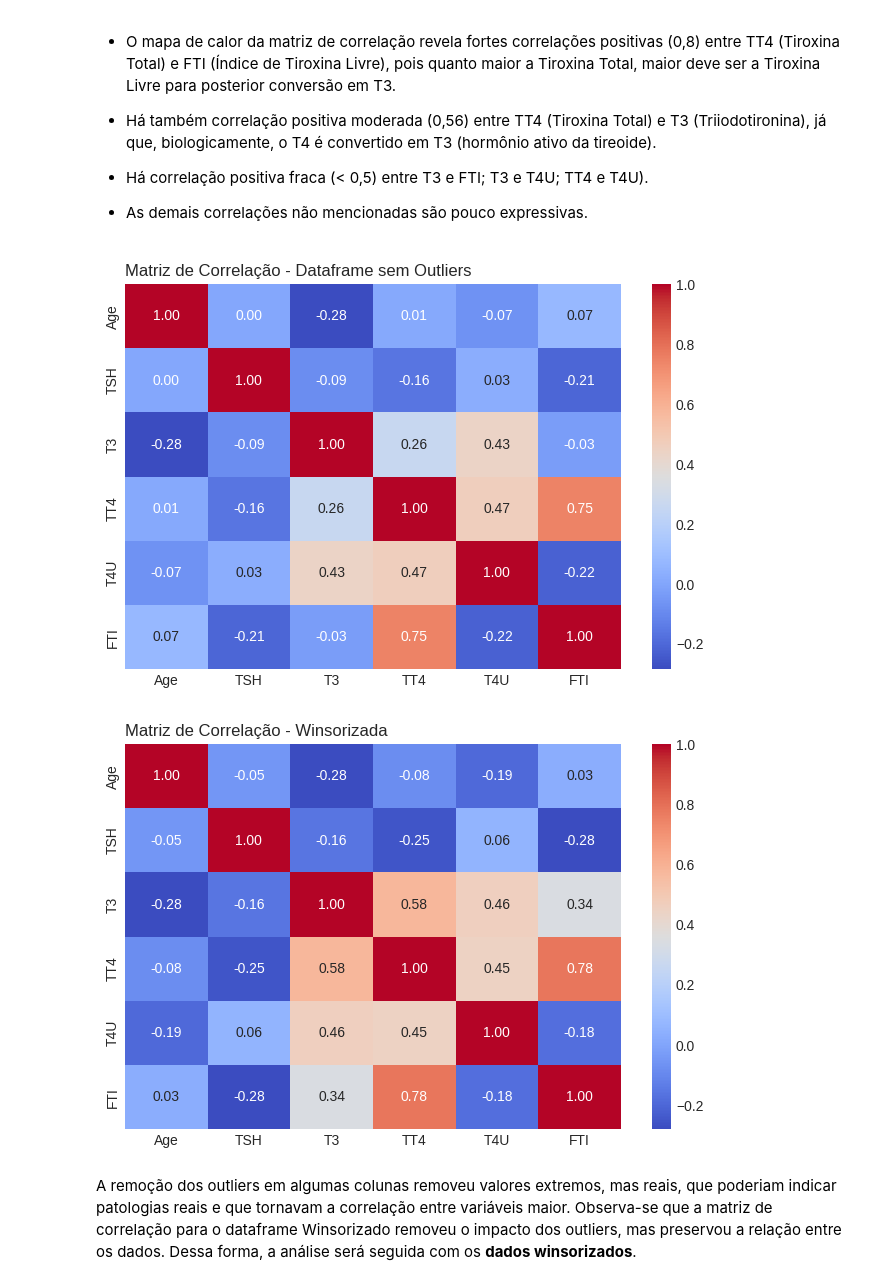
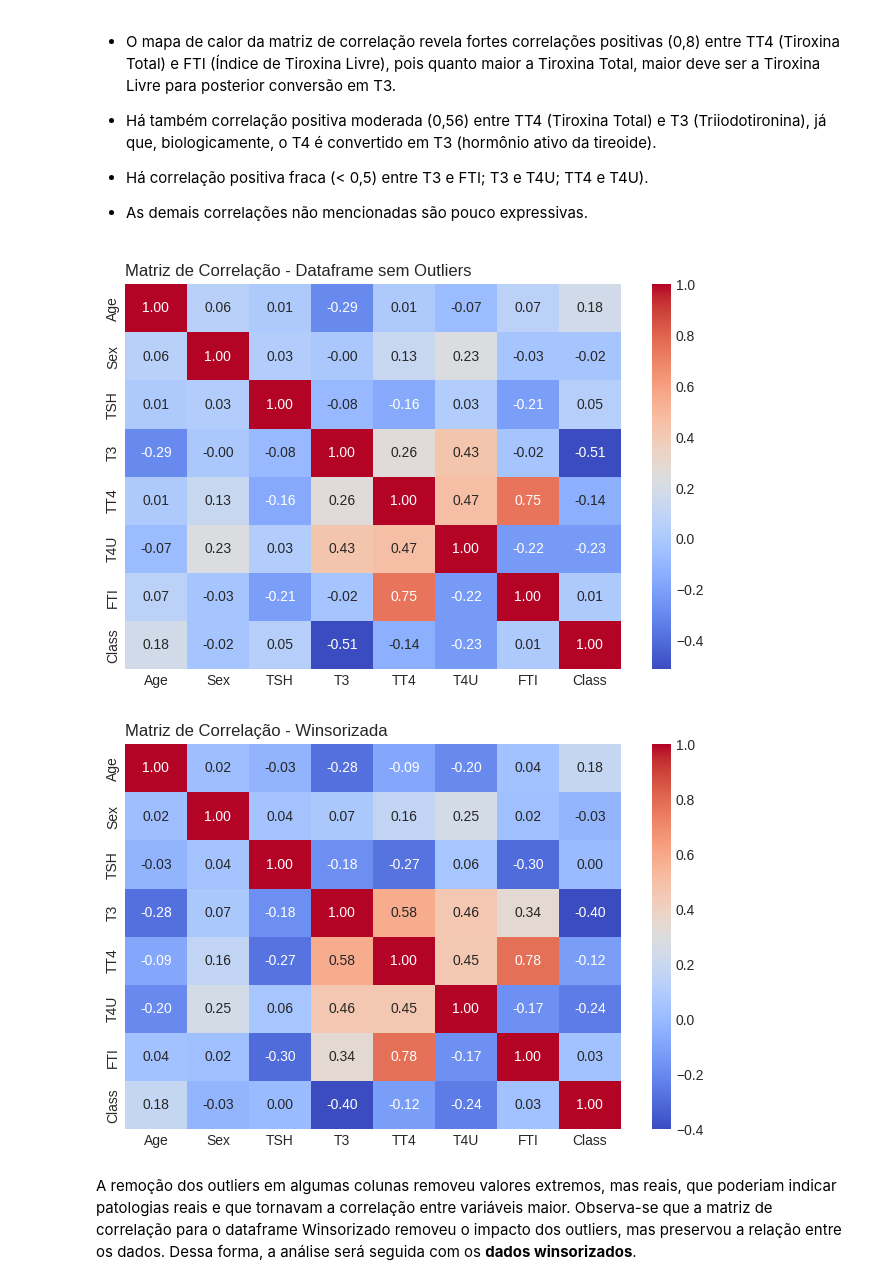
Before and after one commit to leticiasbm/DSAnalytics, a Jupyter notebook: MVP_Letícia_Santos_Batista_de_Melo.ipynb, the cells around one changed output. Drawn from its saved outputs; the diff is of its cells as text; code cells hidden in the pictures.

```diff
--- a/MVP_Letícia_Santos_Batista_de_Melo.ipynb
+++ b/MVP_Letícia_Santos_Batista_de_Melo.ipynb
@@ -157,6 +168,10 @@ Na última coluna do DataFrame, "Class", deixaremos apenas o diagnóstico, sendo
 
 dataframe["Class"] = dataframe["Class"].str.split("|").str[0]
 dataframe["Class"] = dataframe["Class"] .str.rstrip('.')
+
+dataframe = dataframe.replace("negative", 0) # Considerando que, para class = negative, 0
+dataframe = dataframe.replace("sick", 1) # Considerando que, para class = sick, 1
+
 dataframe.head()
 # %% [output]
 |  | Age | Sex | On_Thyroxine | Query_On_Thyroxine | On_Antithyroid_Medication | Sick | Pregnant | ... |
@@ -204,7 +219,7 @@ dataframe = dataframe.astype({"Age" : float, "Sex": float, "On_Thyroxine" : bool
                               "Sick" : bool, "Pregnant" : bool, "Thyroid_Surgery" : bool, "I131_Treatment" : bool, "Query_Hypothyroid" : bool,
                               "Query_Hyperthyroid" : bool, "Lithium" : bool, "Goitre" : bool, "Tumor" : bool, "Hypopituitary" : bool, "Psych" : bool,
                               "TSH_Measured" : bool, "T3_Measured" : bool, "TT4_Measured" : bool, "T4U_Measured" : bool, "FTI_Measured" : bool, "TBG_Measured" : bool,
-                              "TSH" : float, "T3" : float, "TT4" : float, "T4U" : float, "FTI" : float, "TBG" : float})
+                              "TSH" : float, "T3" : float, "TT4" : float, "T4U" : float, "FTI" : float, "TBG" : float, "Class" : float})
 
 print(dataframe.dtypes)
 # %% [output]
@@ -534,6 +577,8 @@ for idx, col in enumerate(colunas_float):
     ax[idx].set_title(f"Boxplot - {col}", loc = "left", fontsize = 10)
     ax[idx].set_ylabel("")
     ax[idx].set_xlabel("", loc = "left", fontsize = 10)
+    ax[idx].set_xticks([0, 1])
+    ax[idx].set_xticklabels(["Negative", "Sick"])
 
 for j in range(len(colunas_float), len(ax)):
     fig.delaxes(ax[j])
@@ -674,21 +723,21 @@ plt.show()
 # %%
 # Heatmap das variáveis - sem outliers
 
 plt.figure(figsize = (8, 5))
-sns.heatmap(df_sem_outliers[["Age", "TSH", "T3", "TT4", "T4U", "FTI"]].dropna().corr(), annot=True, cmap = "coolwarm", fmt= ".2f")
+sns.heatmap(df_sem_outliers[["Age", "Sex", "TSH", "T3", "TT4", "T4U", "FTI", "Class"]].dropna().corr(), annot=True, cmap = "coolwarm", fmt= ".2f")
 plt.title("Matriz de Correlação - Dataframe sem Outliers", loc = "left")
 plt.show()
 # %% [output]
-[figure, old version]
+[figure, new version]
 # %%
 # Heatmap das variáveis - Winsorizada
 
 plt.figure(figsize = (8, 5))
-sns.heatmap(df_winsorizada[["Age", "TSH", "T3", "TT4", "T4U", "FTI"]].dropna().corr(), annot=True, cmap = "coolwarm", fmt= ".2f")
+sns.heatmap(df_winsorizada[["Age", "Sex", "TSH", "T3", "TT4", "T4U", "FTI", "Class"]].dropna().corr(), annot=True, cmap = "coolwarm", fmt= ".2f")
 plt.title("Matriz de Correlação - Winsorizada", loc = "left")
 plt.show()
 # %% [output]
-[figure, old version]
+[figure, new version]
 # %% [markdown]
 A remoção dos outliers em algumas colunas removeu valores extremos, mas reais, que poderiam indicar patologias reais e que tornavam a correlação entre variáveis maior. Observa-se que a matriz de correlação para o dataframe Winsorizado removeu o impacto dos outliers, mas preservou a relação entre os dados. Dessa forma, a análise será seguida com os **dados winsorizados**.
 # %% [markdown]
```
Also changed, not shown: parts of 32 cells of this notebook.
